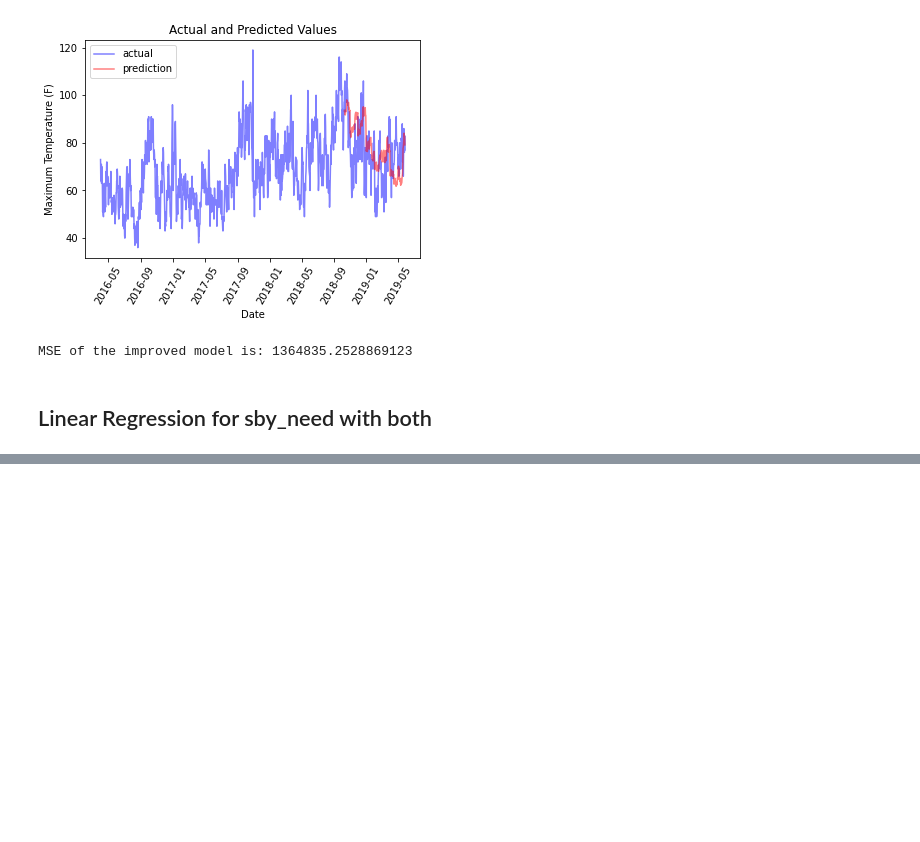
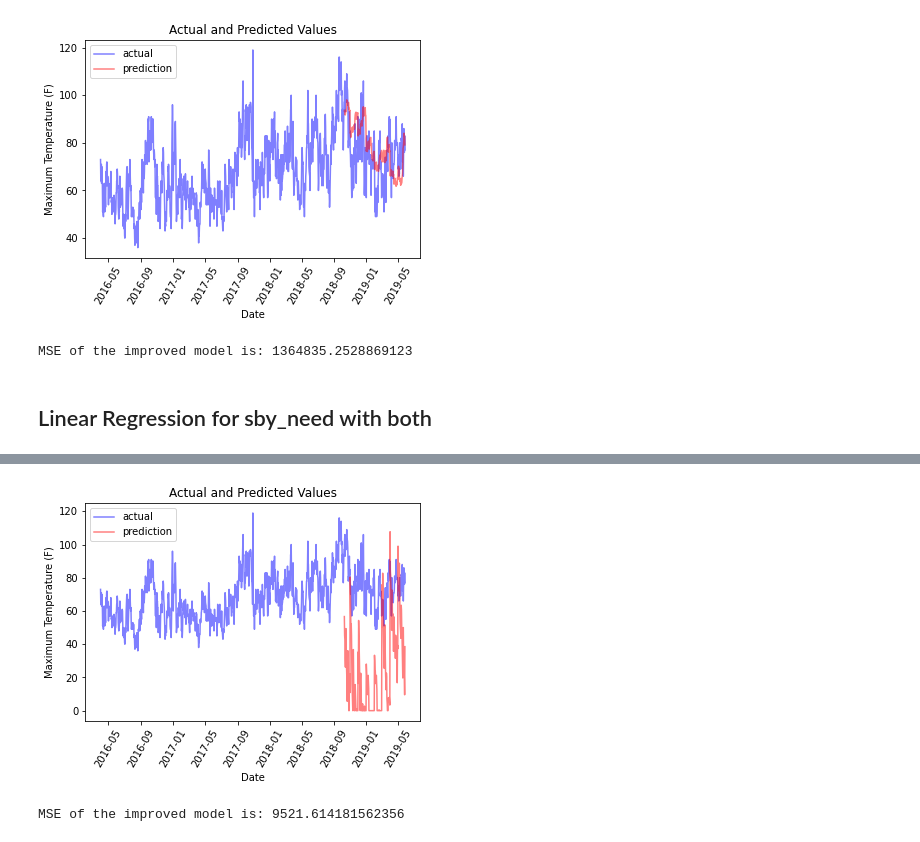
Before and after one commit to PandaKata/standby_duty_forecasting, a Jupyter notebook: notebooks/hyperpam_tuning.ipynb, the cells around one changed output, grey strips where cells are left out. Drawn from its saved outputs; the diff is of its cells as text; code cells hidden in the pictures; blank space fills up the shorter version.

```diff
--- a/notebooks/hyperpam_tuning.ipynb
+++ b/notebooks/hyperpam_tuning.ipynb
@@ -528,0 +541,32 @@ df['calls_new'] = calls_new
+# %%
+x_train, x_test = train_test_split(X, 922)
+y_train, y_test = train_test_split(y, 922)
+# %%
+# visualize new data
+model = LinearRegression()
+model.fit(x_train, y_train)
+pred = model.predict(x_test)
+# %%
+# get rid of values <0:
+# get rid of values <0:
+pred = pd.Series(pred)
+pred = pred.apply(lambda x: 0 if x < 0 else x)
+# %%
+# visualize
+# Dataframe with predictions and dates
+predictions_data = pd.DataFrame(data = {'date': test_dates, 'prediction': pred})
+# %%
+# Plot the actual values,
+plt.plot(true_data['date'], true_data['actual'], 'b-', label = 'actual', alpha=0.5)
+# Plot the predicted values
+plt.plot(predictions_data['date'], predictions_data['prediction'], label = 'prediction', alpha=0.5, color='red')
+plt.xticks(rotation = '60');
+plt.legend()
+# Graph labels
+plt.xlabel('Date'); plt.ylabel('Maximum Temperature (F)'); plt.title('Actual and Predicted Values');
+# %% [output]
+[figure, added]
+# %%
+print('MSE of the improved model is:' , mean_squared_error(y_test, pred))
+# %% [output]
+MSE of the improved model is: 9521.614181562356
```
Also changed, not shown: parts of 4 cells of this notebook.
